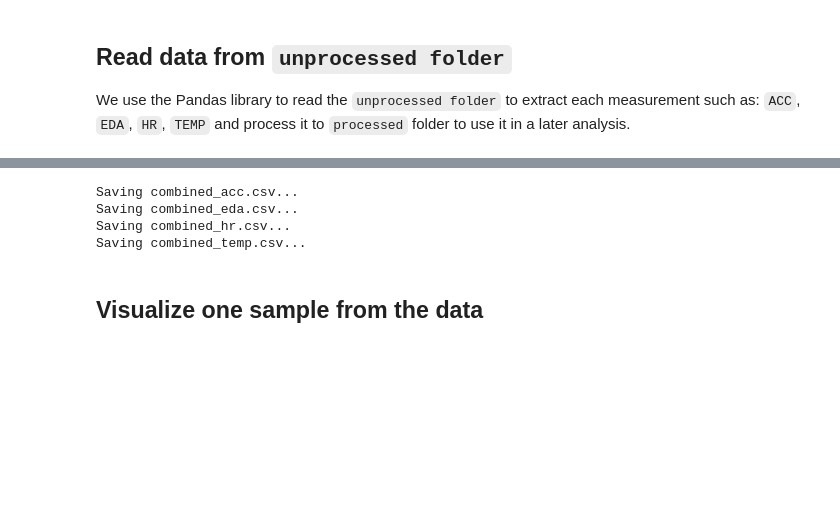
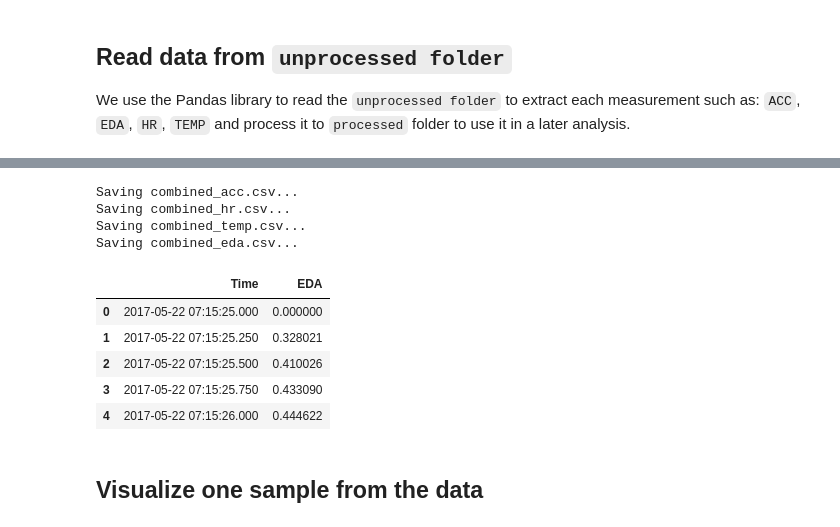
Before and after one commit to markgoertz/Convolutional-Neural-Network-on-Electrodermal-Activity-for-Stress-Assessment, a Jupyter notebook: code/2. combine_data_script.ipynb, the cells around one changed output, grey strips where cells are left out. Cells and saved outputs as stored; diff of their text form; code cells hidden in the pictures; blank space fills up the shorter version.

```diff
--- a/code/2. combine_data_script.ipynb
+++ b/code/2. combine_data_script.ipynb
@@ -124,6 +268,6 @@ Currently processing folder: S17
 # %%
-dataframes = [acc, eda, hr, temp]
-filenames = ['combined_acc.csv', 'combined_eda.csv', 'combined_hr.csv', 'combined_temp.csv']
+dataframes = [acc, hr, temp, eda]
+filenames = ['combined_acc.csv', 'combined_hr.csv', 'combined_temp.csv', 'combined_eda.csv']
 
 # Create the directory if it doesn't exist
 os.makedirs(PROCESSED_PATH, exist_ok=True)
@@ -133,9 +277,19 @@ for df, filename in zip(dataframes, filenames):
     df.to_csv(os.path.join(PROCESSED_PATH, filename), index=False)
 # %% [output]
 Saving combined_acc.csv...
-Saving combined_eda.csv...
 Saving combined_hr.csv...
 Saving combined_temp.csv...
+Saving combined_eda.csv...
+# %%
+df_s2 = df[df['id'] == 'S2'][['Time', 'EDA']]
+df_s2.head()
+# %% [output]
+|  | Time | EDA |
+| 0 | 2017-05-22 07:15:25.000 | 0.000000 |
+| 1 | 2017-05-22 07:15:25.250 | 0.328021 |
+| 2 | 2017-05-22 07:15:25.500 | 0.410026 |
+| 3 | 2017-05-22 07:15:25.750 | 0.433090 |
+| 4 | 2017-05-22 07:15:26.000 | 0.444622 |
 # %% [markdown]
 ## Visualize one sample from the data
 # %% [markdown]
```
Also changed, not shown: parts of 6 cells of this notebook, 1 other file.
